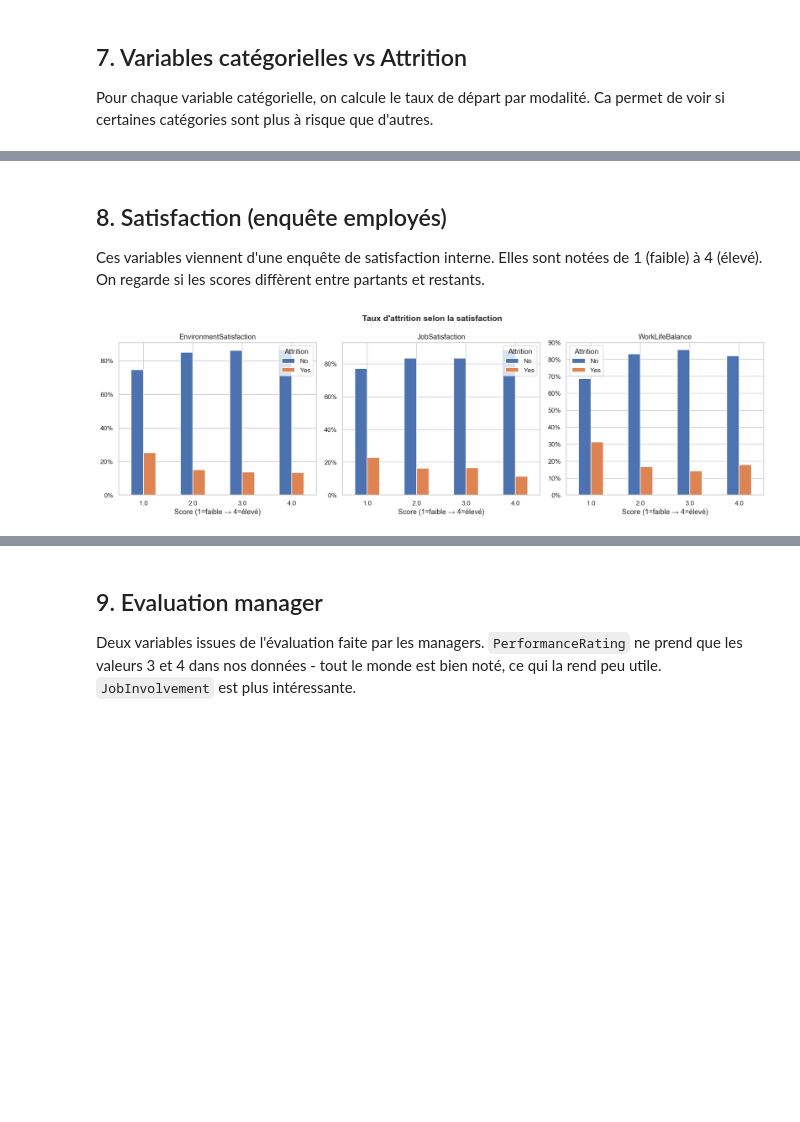
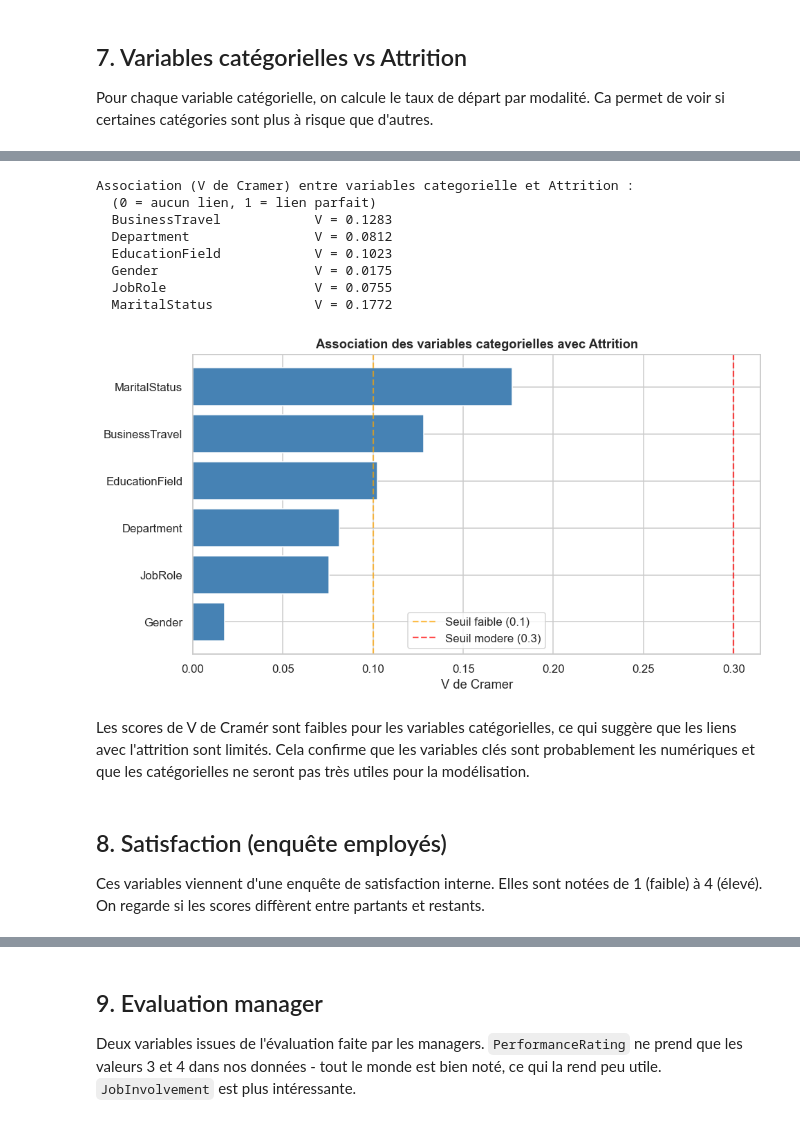
Before and after one commit to Nej-ma/A4-IA-HumanForYou, a Jupyter notebook: notebooks/01_exploration.ipynb, the cells around one changed output, grey strips where cells are left out. Cells and saved outputs as stored; diff of their text form; code cells hidden in the pictures; blank space fills up the shorter version.

```diff
--- a/notebooks/01_exploration.ipynb
+++ b/notebooks/01_exploration.ipynb
@@ -246,3 +168,47 @@ plt.show()
+# %%
+from scipy.stats import chi2_contingency
+
+def cramers_v(x, y):
+    ct = pd.crosstab(x, y)
+    chi2 = chi2_contingency(ct)[0]
+    n = ct.sum().sum()
+    r, k = ct.shape
+    return np.sqrt(chi2 / (n * (min(r, k) - 1)))
+
+cat_cols_cramer = ['BusinessTravel', 'Department', 'EducationField', 'Gender', 'JobRole', 'MaritalStatus']
+
+scores_cramer = {}
+print("Association (V de Cramer) entre variables categorielle et Attrition :")
+print(f"  (0 = aucun lien, 1 = lien parfait)")
+for col in cat_cols_cramer:
+    v = cramers_v(general[col], general['Attrition'])
+    scores_cramer[col] = round(v, 4)
+    print(f"  {col:<25} V = {v:.4f}")
+
+fig, ax = plt.subplots(figsize=(9, 5))
+cols_sorted = sorted(scores_cramer, key=scores_cramer.get, reverse=True)
+vals = [scores_cramer[c] for c in cols_sorted]
+ax.barh(cols_sorted[::-1], vals[::-1], color='steelblue')
+ax.set_xlabel("V de Cramer")
+ax.set_title("Association des variables categorielles avec Attrition", fontweight='bold')
+ax.axvline(0.1, color='orange', linestyle='--', alpha=0.7, label='Seuil faible (0.1)')
+ax.axvline(0.3, color='red',    linestyle='--', alpha=0.7, label='Seuil modere (0.3)')
+ax.legend()
+plt.tight_layout()
+plt.savefig('../outputs/cramer_v_categoriel.png', bbox_inches='tight')
+plt.show()
+# %% [output]
+Association (V de Cramer) entre variables categorielle et Attrition :
+  (0 = aucun lien, 1 = lien parfait)
+  BusinessTravel            V = 0.1283
+  Department                V = 0.0812
+  EducationField            V = 0.1023
+  Gender                    V = 0.0175
+  JobRole                   V = 0.0755
+  MaritalStatus             V = 0.1772
+[figure, added]
+# %% [markdown]
+Les scores de V de Cramér sont faibles pour les variables catégorielles, ce qui suggère que les liens avec l'attrition sont limités. Cela confirme que les variables clés sont probablement les numériques et que les catégorielles ne seront pas très utiles pour la modélisation.
 # %% [markdown]
 ## 8. Satisfaction (enquête employés)
 
@@ -262,11 +228,9 @@ for i, col in enumerate(sat_cols):
     axes[i].yaxis.set_major_formatter(mtick.PercentFormatter())
     axes[i].tick_params(axis='x', rotation=0)
     axes[i].legend(title='Attrition')
-    axes[i].set_xlabel('Score (1=faible → 4=élevé)')
+    axes[i].set_xlabel('Score (1=faible â†' 4=élevé)')
 
 plt.suptitle('Taux d\'attrition selon la satisfaction', fontsize=14, fontweight='bold')
 plt.tight_layout()
 plt.savefig('../outputs/satisfaction_attrition.png', bbox_inches='tight')
 plt.show()
-# %% [output]
-[figure, removed]
```
Also changed, not shown: parts of 24 cells of this notebook, 7 other files.
